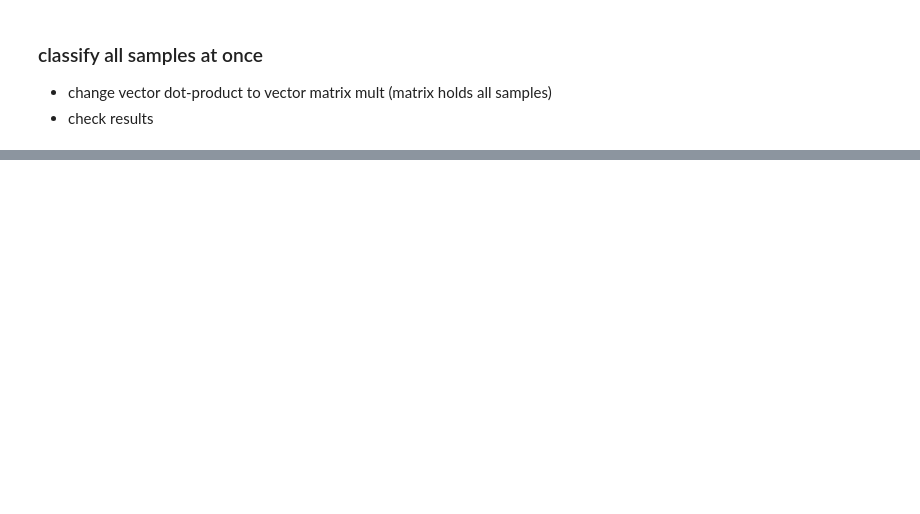
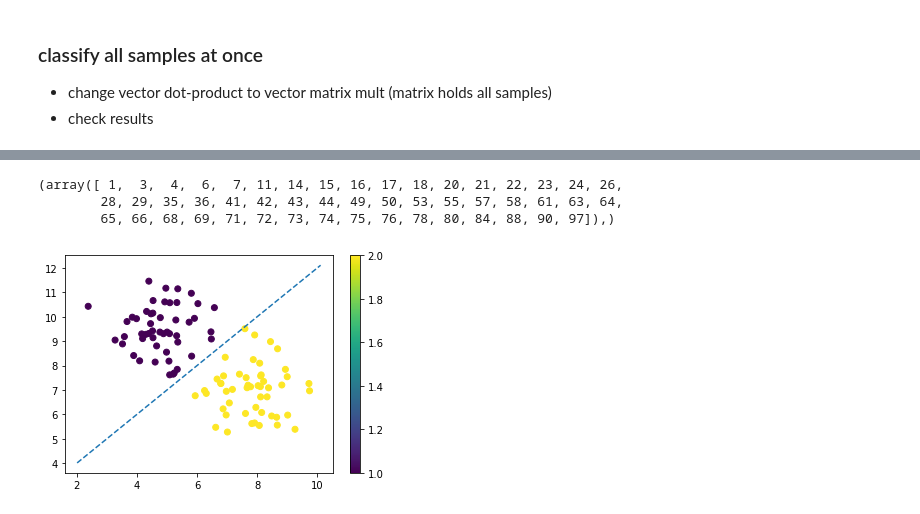
Before and after one commit to FrankaWeirich/DeepLearning, a Jupyter notebook: week_2/A_simple_Perceptron_in_NumPy.ipynb, the cells around one changed output, grey strips where cells are left out. Cells and saved outputs as stored; diff of their text form; code cells hidden in the pictures; blank space fills up the shorter version.

```diff
--- a/week_2/A_simple_Perceptron_in_NumPy.ipynb
+++ b/week_2/A_simple_Perceptron_in_NumPy.ipynb
@@ -31,7 +31,7 @@ plt.scatter(X[:,0],X[:,1],c=y)
 # %%
 #set parameter
 b= 1
-w= np.array([1.41,-1.41])
+w= np.array([1,-1])
 # %%
 #check if othorgonal
 w.dot(np.array([1,1]))
@@ -61,0 +50,3 @@ newY = perceptron_sgn(X[0])
+# %%
+y = (y+2-1)
+y
@@ -78,0 +71,15 @@ TypeError: ignored
+# %%
+pos = np.where(y!=np.sign(w.dot(X[1].T)+b))
+pos
+# %% [output]
+(array([ 1,  3,  4,  6,  7, 11, 14, 15, 16, 17, 18, 20, 21, 22, 23, 24, 26,
+        28, 29, 35, 36, 41, 42, 43, 44, 49, 50, 53, 55, 57, 58, 61, 63, 64,
+        65, 66, 68, 69, 71, 72, 73, 74, 75, 76, 78, 80, 84, 88, 90, 97]),)
+# %%
+y_test = y
+y_test[pos]= 2
+plt.scatter(X[:,0],X[:,1],c =y_test)
+plt.colorbar()
+abline(1,2)
+# %% [output]
+[figure, added]
```
Also changed, not shown: parts of 7 cells of this notebook.
